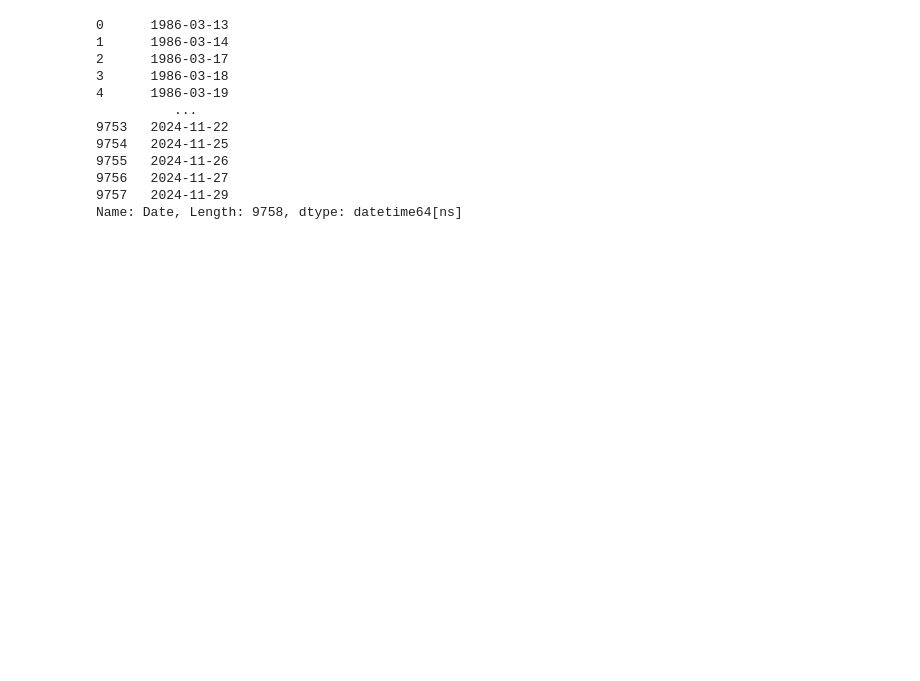
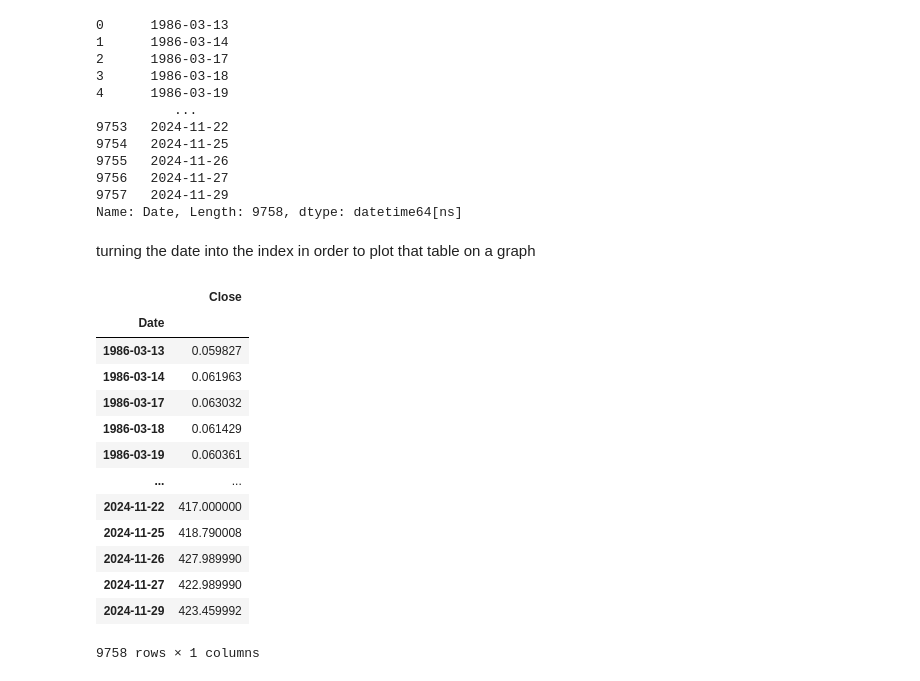
Before and after one commit to AkramGadd/StockPricePrediction, a Jupyter notebook: StockPricePrediction/Microsoft_Stock.ipynb, the cells around one changed output. Cells and saved outputs as stored; diff of their text form; code cells hidden in the pictures; blank space fills up the shorter version.

```diff
--- a/StockPricePrediction/Microsoft_Stock.ipynb
+++ b/StockPricePrediction/Microsoft_Stock.ipynb
@@ -64,3 +68,23 @@ See the caveats in the documentation: https://pandas.pydata.org/pandas-docs/stab
 9756   2024-11-27
 9757   2024-11-29
 Name: Date, Length: 9758, dtype: datetime64[ns]
+# %% [markdown]
+turning the date into the index in order to plot that table on a graph
+# %%
+df.index = df.pop('Date')
+df
+# %% [output]
+|  | Close |
+| Date |  |
+| 1986-03-13 | 0.059827 |
+| 1986-03-14 | 0.061963 |
+| 1986-03-17 | 0.063032 |
+| 1986-03-18 | 0.061429 |
+| 1986-03-19 | 0.060361 |
+| ... | ... |
+| 2024-11-22 | 417.000000 |
+| 2024-11-25 | 418.790008 |
+| 2024-11-26 | 427.989990 |
+| 2024-11-27 | 422.989990 |
+| 2024-11-29 | 423.459992 |
+9758 rows × 1 columns
```
Also changed, not shown: parts of 9 cells of this notebook.
